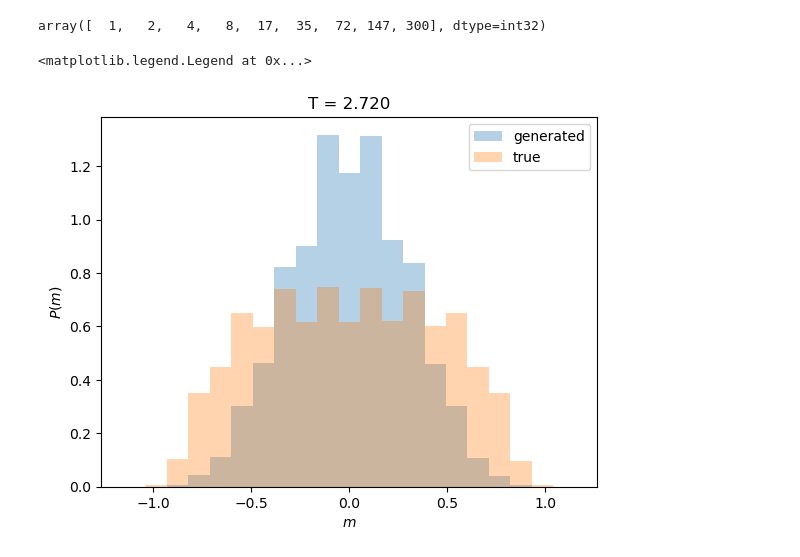
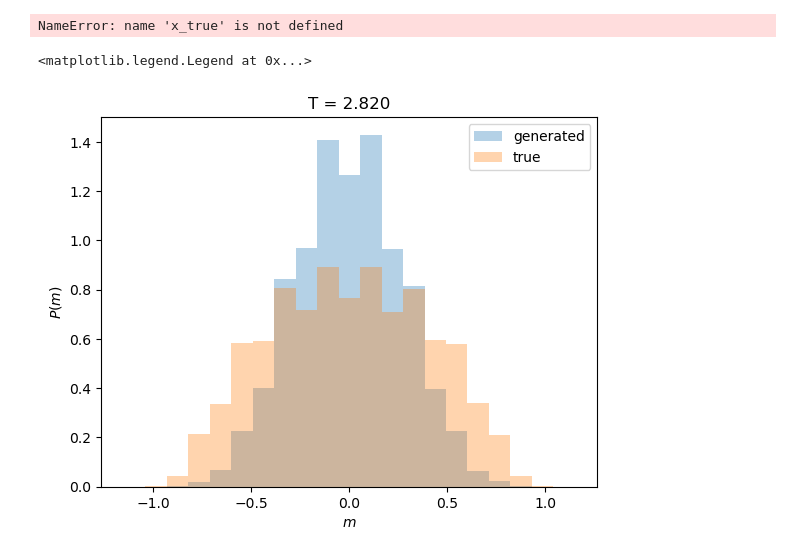
Before and after one commit to bsfn-0323/diffusion, a Jupyter notebook: gaussDiff_analysis.ipynb, the cells around one changed output. Drawn from its saved outputs; the diff is of its cells as text; code cells hidden in the pictures.

```diff
--- a/gaussDiff_analysis.ipynb
+++ b/gaussDiff_analysis.ipynb
@@ -25,9 +34,9 @@ Ts[10]
 # %%
-
 slices = np.geomspace(1,nSteps,9, dtype = np.int32)
-slices
+del x_recon
+del x_true
 # %% [output]
-array([  1,   2,   4,   8,  17,  35,  72, 147, 300], dtype=int32)
+NameError: name 'x_true' is not defined
 # %%
 x_recon = np.empty((meas,P,9,N))
 for i,T in enumerate(Ts):
@@ -36,14 +45,14 @@ x_true = np.empty((meas,200000,N))
 for i,T in enumerate(Ts):
     x_true[i] = load_original_data(L,T,200000)
 # %%
-idx= 9
+idx= 11
 plt.title(f"T = {Ts[idx]:.3f}")
 plt.hist(np.mean(np.sign(x_recon[idx,:,-1,:]),axis = 1),range=(-1.15,1.15),bins = 21,alpha = 1/3,density = True, label = "generated")
 #plt.hist(np.mean(x_recon[idx,:,-1,:],axis = 1),range=(-1.15,1.15),bins = 21,alpha = 1/3,density = True, label = "generated no sign")
 plt.hist(np.mean(x_true[idx],axis = 1),range=(-1.15,1.15),bins = 21,alpha =1/3,density = True, label = "true")
 plt.ylabel(r"$P(m)$")
 plt.xlabel(r"$m$")
 plt.legend()
 # %% [output]
 <matplotlib.legend.Legend at 0x...>
-[figure, old version]
+[figure, new version]
```
Also changed, not shown: parts of 11 cells of this notebook, 4 other files.
